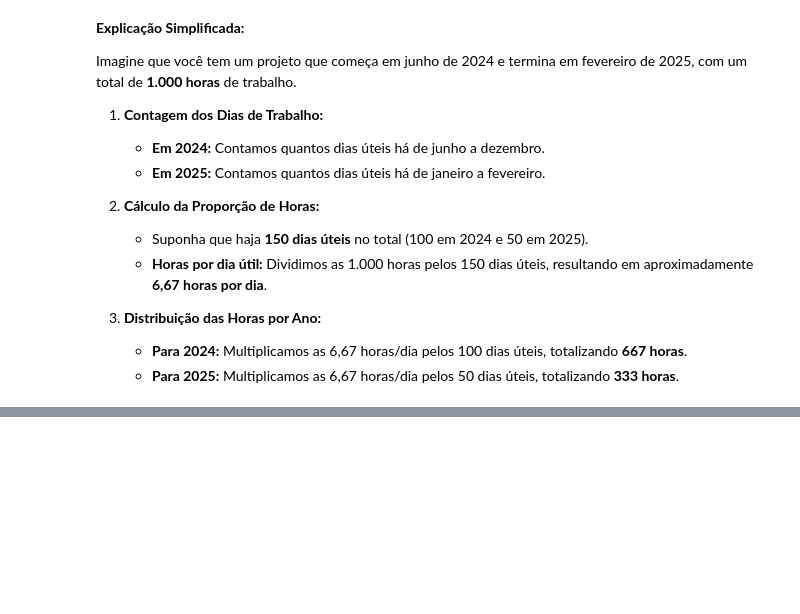
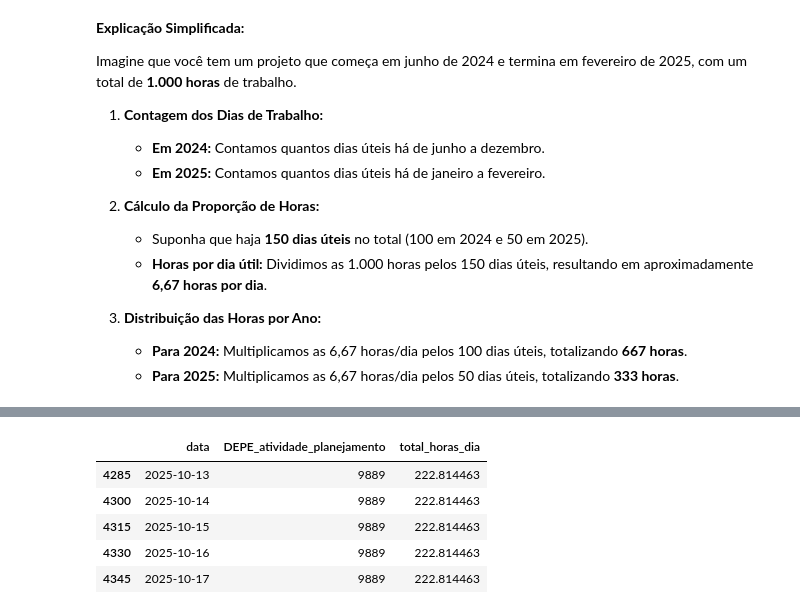
Before and after one commit to alexandreLoureiro/back, a Jupyter notebook: trb_horas.ipynb, the cells around one changed output, grey strips where cells are left out. Drawn from its saved outputs; the diff is of its cells as text; code cells hidden in the pictures; blank space fills up the shorter version.

```diff
--- a/trb_horas.ipynb
+++ b/trb_horas.ipynb
@@ -159,3 +149,5 @@ Imagine que você tem um projeto que começa em junho de 2024 e termina em fever
 3. **Distribuição das Horas por Ano:**
    - **Para 2024:** Multiplicamos as 6,67 horas/dia pelos 100 dias úteis, totalizando **667 horas**.
    - **Para 2025:** Multiplicamos as 6,67 horas/dia pelos 50 dias úteis, totalizando **333 horas**.
+# %%
+df_temp = df[['NR_TRABALHO','DEPE_atividade_planejamento', 'DT_INC_atividade_planejamento', 'DT_FIM_atividade_planejamento', 'horas_por_dia_util']].copy()
@@ -161,0 +176,24 @@ Imagine que você tem um projeto que começa em junho de 2024 e termina em fever
+# %%
+# Explodir o DataFrame para ter uma linha por dia útil por DEPE_atividade_planejamento e NR_TRABALHO
+df_explodido = df_temp.explode('dias_uteis')
+
+# Remover linhas com datas nulas (caso existam)
+df_explodido = df_explodido.dropna(subset=['dias_uteis'])
+
+# Selecionar as colunas relevantes, incluindo 'DEPE_atividade_planejamento' e 'NR_TRABALHO'
+df_explodido = df_explodido[['DEPE_atividade_planejamento', 'NR_TRABALHO', 'dias_uteis', 'horas_por_dia_util']]
+
+# Renomear a coluna 'dias_uteis' para 'data'
+df_explodido.rename(columns={'dias_uteis': 'data'}, inplace=True)
+
+# Converter a coluna 'data' para datetime, se necessário
+df_explodido['data'] = pd.to_datetime(df_explodido['data'])
+
+# Agrupar por 'data', 'DEPE_atividade_planejamento' e 'NR_TRABALHO' para obter o total de horas por dia
+forecast_trb_horas_destinadas_trabalho = df_explodido.groupby(['data', 'DEPE_atividade_planejamento', 'NR_TRABALHO']).agg({'horas_por_dia_util': 'sum'}).reset_index()
+
+# Renomear a coluna de horas
+forecast_trb_horas_destinadas_trabalho.rename(columns={'horas_por_dia_util': 'total_horas_dia'}, inplace=True)
+
+# Ordenar o DataFrame
+forecast_trb_horas_destinadas_trabalho.sort_values(['data', 'DEPE_atividade_planejamento', 'NR_TRABALHO'], inplace=True)
@@ -161,0 +209,9 @@ Imagine que você tem um projeto que começa em junho de 2024 e termina em fever
+# %%
+forecast_trb_horas_destinadas_trabalho.query('total_horas_dia > 220')
+# %% [output]
+|  | data | DEPE_atividade_planejamento | total_horas_dia |
+| 4285 | 2025-10-13 | 9889 | 222.814463 |
+| 4300 | 2025-10-14 | 9889 | 222.814463 |
+| 4315 | 2025-10-15 | 9889 | 222.814463 |
+| 4330 | 2025-10-16 | 9889 | 222.814463 |
+| 4345 | 2025-10-17 | 9889 | 222.814463 |
```
Also changed, not shown: parts of 8 cells of this notebook.
